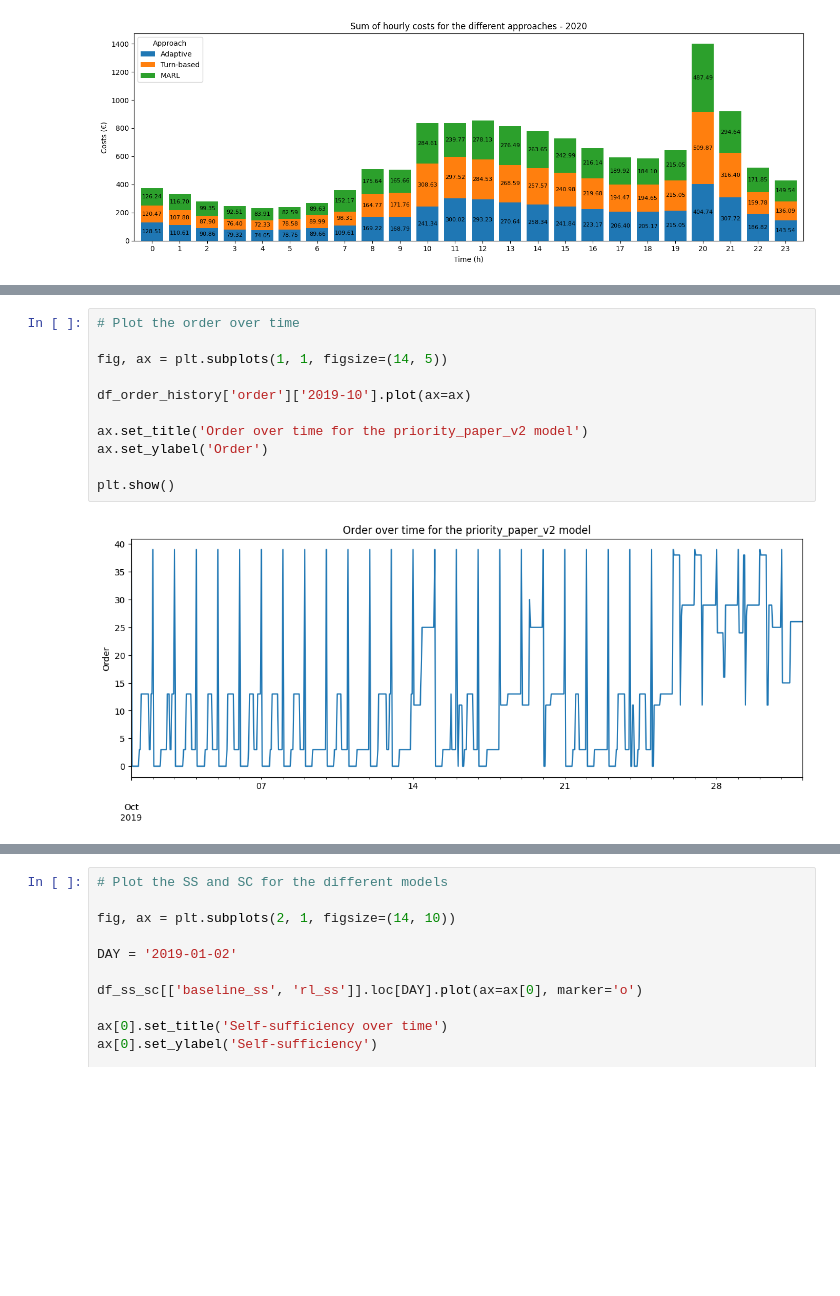
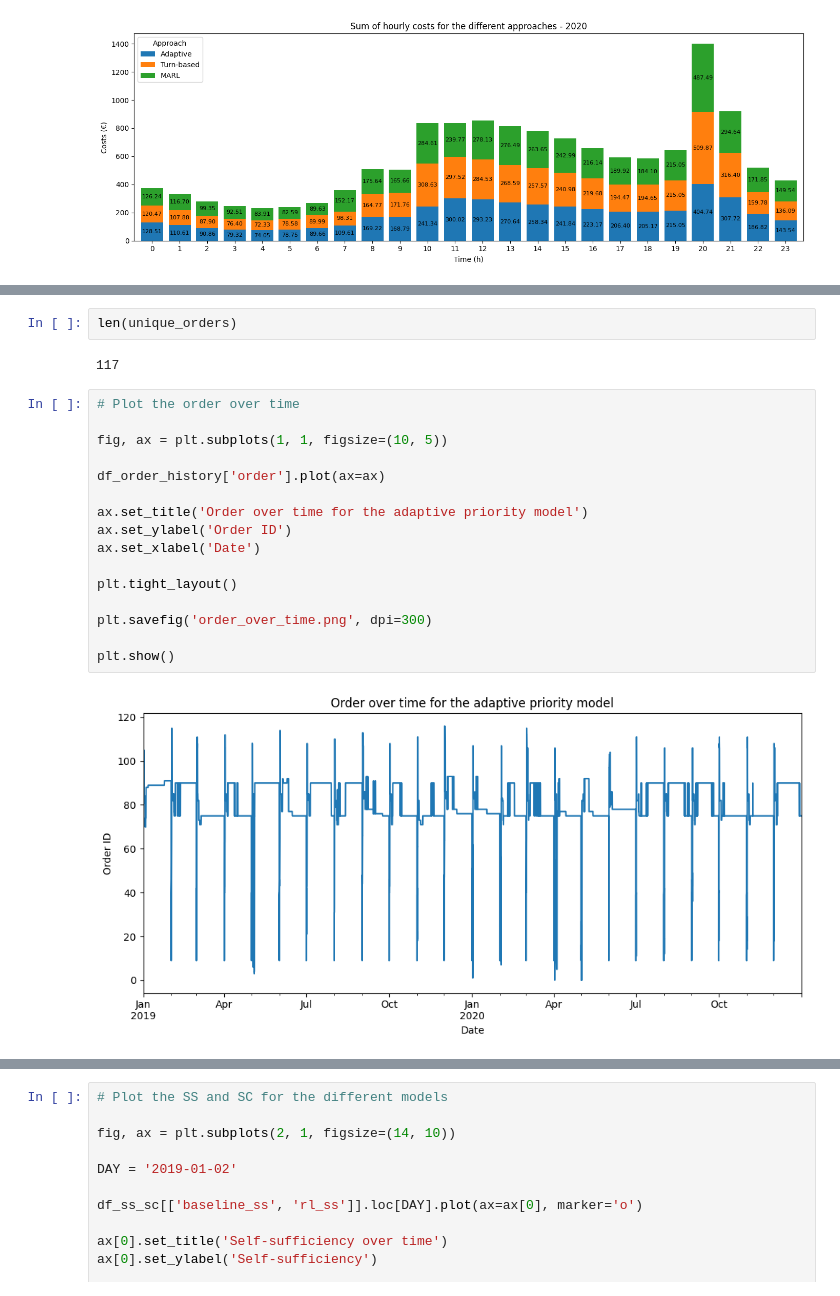
Before and after one commit to ECGomes/pyecom, a Jupyter notebook: notebooks/scenarios/priority_testing/result_visualization.ipynb, the cells around one changed output, grey strips where cells are left out. Cells and saved outputs as stored; diff of their text form; blank space fills up the shorter version.

Commit message:
Updated the code for paper submission

```diff
--- a/notebooks/scenarios/priority_testing/result_visualization.ipynb
+++ b/notebooks/scenarios/priority_testing/result_visualization.ipynb
@@ -827,15 +893,24 @@ df_order_history
 17544 rows × 3 columns
+# %%
+len(unique_orders)
+# %% [output]
+117
 # %%
 # Plot the order over time
 
-fig, ax = plt.subplots(1, 1, figsize=(14, 5))
+fig, ax = plt.subplots(1, 1, figsize=(10, 5))
 
-df_order_history['order']['2019-10'].plot(ax=ax)
+df_order_history['order'].plot(ax=ax)
 
-ax.set_title('Order over time for the priority_paper_v2 model')
-ax.set_ylabel('Order')
+ax.set_title('Order over time for the adaptive priority model')
+ax.set_ylabel('Order ID')
+ax.set_xlabel('Date')
+
+plt.tight_layout()
+
+plt.savefig('order_over_time.png', dpi=300)
 
 plt.show()
 # %% [output]
-[figure, old version]
+[figure, new version]
 # %%
```
Also changed, not shown: parts of 39 cells of this notebook, 10 other files.
